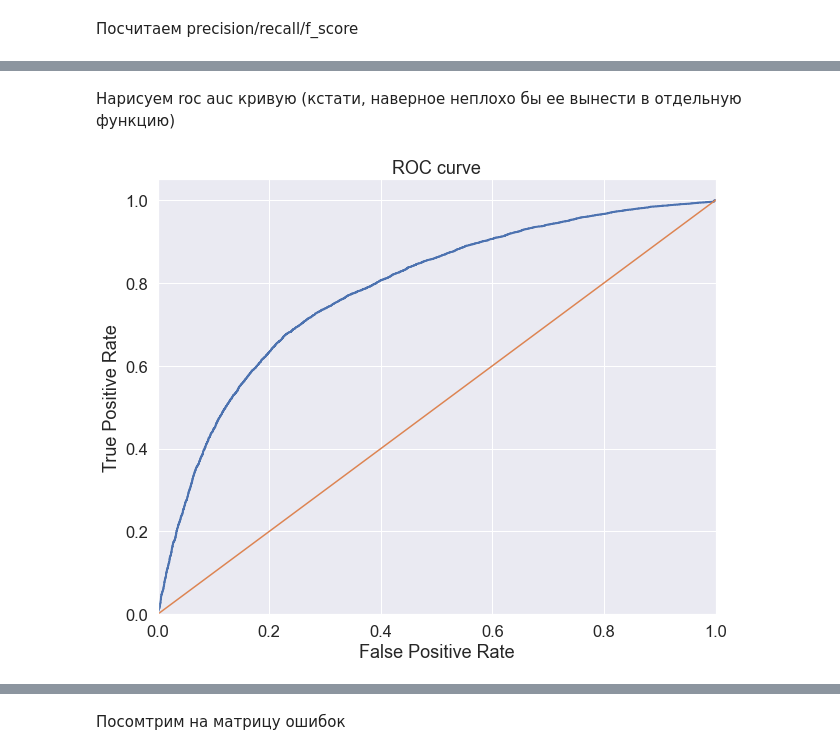
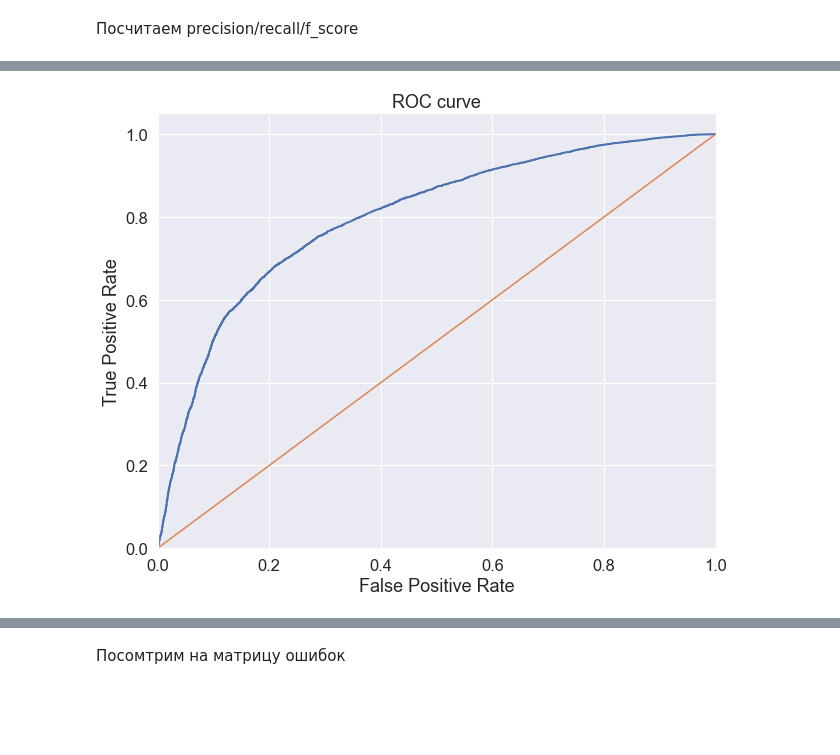
Before and after one commit to alex-chin/gb_business, a Jupyter notebook: homeworks/home03/home03.ipynb, the cells around one changed output, grey strips where cells are left out. Cells and saved outputs as stored; diff of their text form; code cells hidden in the pictures; blank space fills up the shorter version.

```diff
--- a/homeworks/home03/home03.ipynb
+++ b/homeworks/home03/home03.ipynb
@@ -187,0 +306,19 @@ array([[-1.73391771,  0.6873301 ,  0.74843904, ...,  1.        ,
+# %%
+# формирование roc auc кривой
+def plot_roc_auc(y_test=None, y_score=None):
+    fpr, tpr, thresholds_ = roc_curve(y_test, y_score, pos_label=1)
+
+    sns.set(font_scale=1.5)
+    sns.set_color_codes("muted")
+
+    plt.figure(figsize=(10, 8))
+
+    plt.plot(fpr, tpr, lw=2, label='ROC curve ')
+    plt.plot([0, 1], [0, 1])
+    plt.xlim([0.0, 1.0])
+    plt.ylim([0.0, 1.05])
+    plt.xlabel('False Positive Rate')
+    plt.ylabel('True Positive Rate')
+    plt.title('ROC curve')
+    # plt.savefig("ROC.png")
+    plt.show()
@@ -243,23 +393,7 @@ Best Threshold=0.386937, F-Score=0.730, Precision=0.647, Recall=0.838
-# %% [markdown]
-Нарисуем roc auc кривую (кстати, наверное неплохо бы ее вынести в отдельную функцию)
-# %%
-sns.set(font_scale=1.5)
-sns.set_color_codes("muted")
-
-plt.figure(figsize=(10, 8))
-fpr, tpr, thresholds_ = roc_curve(y_test, y_score, pos_label=1)
-lw = 2
-plt.plot(fpr, tpr, lw=lw, label='ROC curve ')
-plt.plot([0, 1], [0, 1])
-plt.xlim([0.0, 1.0])
-plt.ylim([0.0, 1.05])
-plt.xlabel('False Positive Rate')
-plt.ylabel('True Positive Rate')
-plt.title('ROC curve')
-plt.savefig("ROC.png")
-plt.show()
-# %% [output]
-[figure, removed]
+# %%
+plot_roc_auc(y_test=y_test, y_score=y_score)
+# %% [output]
+[figure, added]
 # %%
 from sklearn.metrics import roc_auc_score, log_loss
 
```
Also changed, not shown: parts of 33 cells of this notebook.
